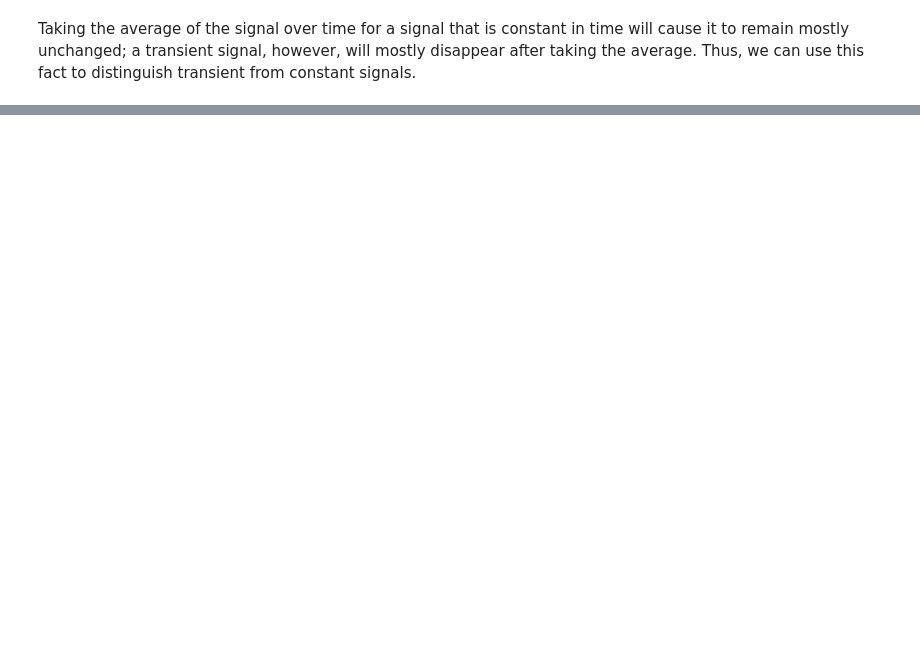
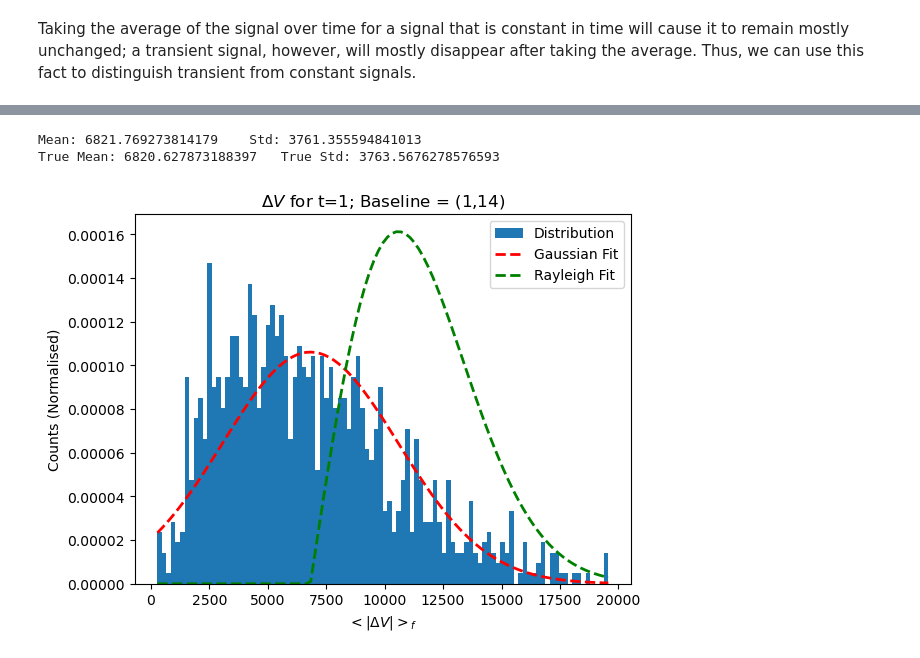
Before and after one commit to cswelch/Physics-434, a Jupyter notebook: Labs 7-8.ipynb, the cells around one changed output, grey strips where cells are left out. Drawn from its saved outputs; the diff is of its cells as text; code cells hidden in the pictures; blank space fills up the shorter version.

```diff
--- a/Labs 7-8.ipynb
+++ b/Labs 7-8.ipynb
@@ -195,0 +226,41 @@ Taking the average of the signal over time for a signal that is constant in time
+# %%
+from scipy.stats import rayleigh
+from scipy.stats import norm
+
+
+## Just to verify, can remove later
+def hist_params(bins):
+    mids = 0.5*(bins[1:] + bins[:-1])
+    probs = n / np.sum(n)
+    # Returns mean, std in order
+    mean = np.sum(probs * mids)
+    return mean, np.sqrt(np.sum(probs * (mids - mean )**2))
+
+
+# Get the visibility data corresponding to the end of the first time interval.
+time = 1
+x = np.abs(deltaV[time])
+
+# Now, compare Gaussian vs. Rayleigh fits of the data. If we see a difference in the quality of the fits with respect to frequency, we will have to consider the possibility of a frequency dependence;
+# if not, we should be able to apply a uniform fitting approach.
+plt.title('${\Delta}V$ for t=1; Baseline = (1,14)')
+plt.xlabel(r'$<|{\Delta}V|>{_f}$')
+plt.ylabel(f'Counts (Normalised)')
+n, bins, _ = plt.hist(x[x<20000], bins = 100, label = 'Distribution', density=True) ## looking only at a small range of change V
+mu, sigma = hist_params(bins)
+y = norm.pdf( bins, mu, sigma)
+plt.plot(bins, y, 'r--', linewidth = 2, label = 'Gaussian Fit')
+z = rayleigh.pdf( bins, mu, sigma)
+plt.plot(bins, z, 'g--', linewidth = 2, label = 'Rayleigh Fit')
+
+
+true_mean, true_std = np.mean(x[x < 20000]), np.std(x[x < 20000])
+print(f'Mean: {mu}    Std: {sigma}')
+print(f'True Mean: {true_mean}   True Std: {true_std}')
+
+plt.legend()
+plt.show()
+# %% [output]
+Mean: 6821.769273814179    Std: 3761.355594841013
+True Mean: 6820.627873188397   True Std: 3763.5676278576593
+[figure, added]
```
Also changed, not shown: parts of 17 cells of this notebook, 3 other files.
